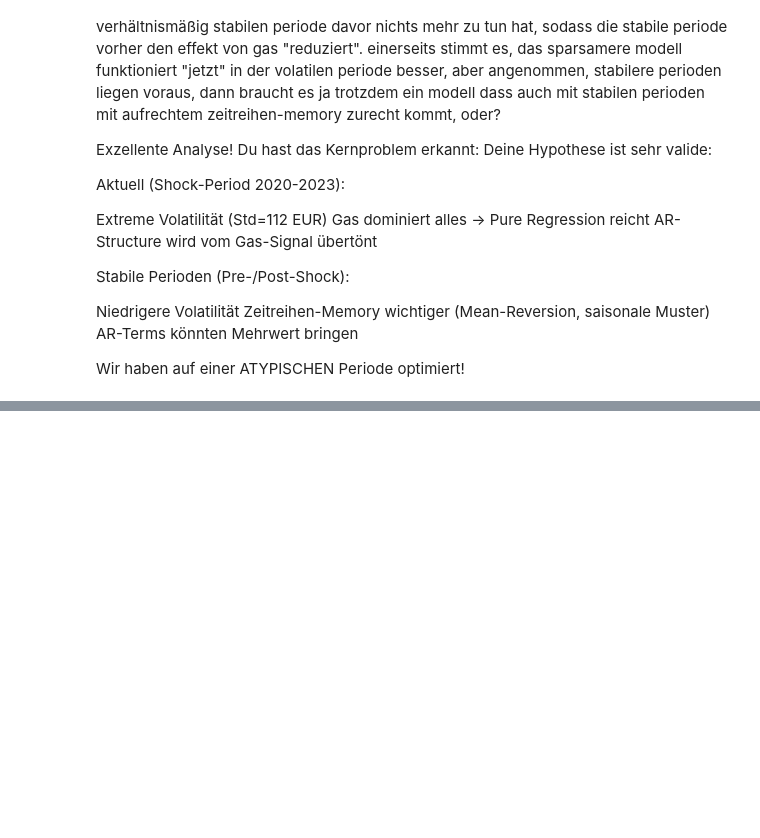
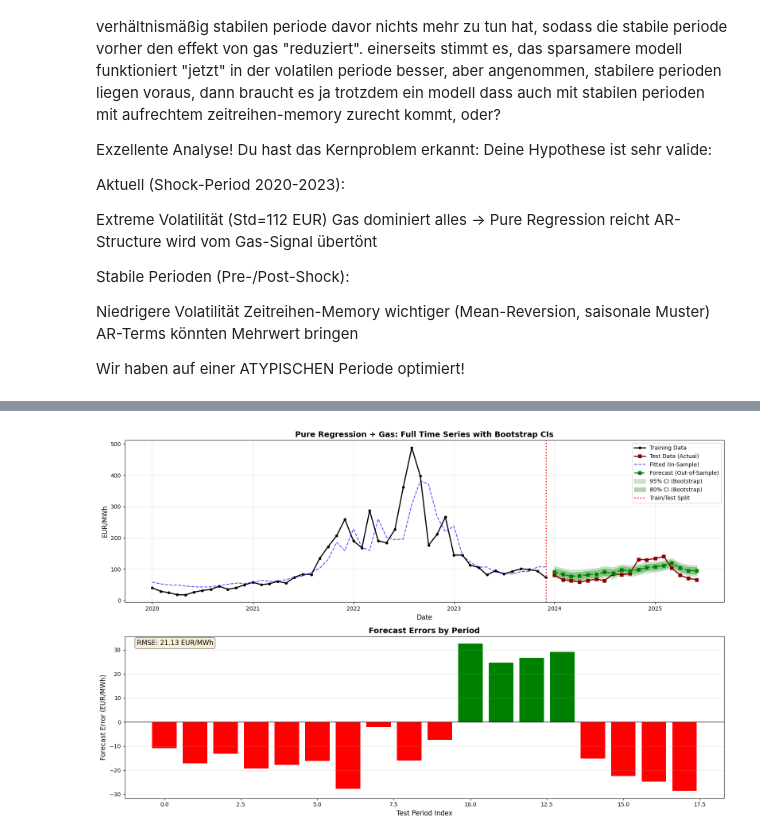
Before and after one commit to Pringlebot/austrian_electricity_prices_capstone, a Jupyter notebook: notebooks/model_building/01_model_building.ipynb, the cells around one changed output, grey strips where cells are left out. Drawn from its saved outputs; the diff is of its cells as text; code cells hidden in the pictures; blank space fills up the shorter version.

```diff
--- a/notebooks/model_building/01_model_building.ipynb
+++ b/notebooks/model_building/01_model_building.ipynb
@@ -930,0 +1102,59 @@ Wir haben auf einer ATYPISCHEN Periode optimiert!
+# %%
+# ============================================
+# COMPREHENSIVE FORECAST VISUALIZATION
+# ============================================
+
+fig, axes = plt.subplots(2, 1, figsize=(16, 10))
+
+# PLOT 1: Full time series with train fit + test forecast
+ax1 = axes[0]
+
+# Historical data
+ax1.plot(y_train_adj.index, y_train_adj.values, 'o-',
+         label='Training Data', linewidth=2, color='black', markersize=4)
+ax1.plot(y_test_adj.index, y_test_adj.values, 's-',
+         label='Test Data (Actual)', linewidth=2, color='darkred', markersize=6)
+
+# Fitted values (in-sample)
+ax1.plot(y_train_adj.index, fit_best.fittedvalues, '--',
+         label='Fitted (In-Sample)', linewidth=1.5, color='blue', alpha=0.7)
+
+# Forecast (out-of-sample)
+ax1.plot(y_test_adj.index, forecast_mean, 's--',
+         label='Forecast (Out-of-Sample)', linewidth=2, color='green', markersize=6)
+
+# Bootstrap confidence intervals
+ax1.fill_between(y_test_adj.index, ci_lower_95, ci_upper_95,
+                  alpha=0.2, color='green', label='95% CI (Bootstrap)')
+ax1.fill_between(y_test_adj.index, ci_lower_80, ci_upper_80,
+                  alpha=0.3, color='green', label='80% CI (Bootstrap)')
+
+# Vertical line at train/test split
+ax1.axvline(x=y_train_adj.index[-1], color='red', linestyle=':', linewidth=2, label='Train/Test Split')
+
+ax1.set_xlabel('Date', fontsize=12)
+ax1.set_ylabel('EUR/MWh', fontsize=12)
+ax1.set_title('Pure Regression + Gas: Full Time Series with Bootstrap CIs', fontsize=14, fontweight='bold')
+ax1.legend(loc='best', fontsize=10)
+ax1.grid(True, alpha=0.3)
+
+# PLOT 2: Forecast error distribution
+ax2 = axes[1]
+
+forecast_errors = y_test_adj.values - forecast_mean
+ax2.bar(range(len(forecast_errors)), forecast_errors, color=['red' if e < 0 else 'green' for e in forecast_errors])
+ax2.axhline(0, color='black', linestyle='-', linewidth=1)
+ax2.set_xlabel('Test Period Index', fontsize=12)
+ax2.set_ylabel('Forecast Error (EUR/MWh)', fontsize=12)
+ax2.set_title('Forecast Errors by Period', fontsize=14, fontweight='bold')
+ax2.grid(True, alpha=0.3, axis='y')
+
+# Add RMSE annotation
+rmse_text = f"RMSE: {np.sqrt(mean_squared_error(y_test_adj, forecast_mean)):.2f} EUR/MWh"
+ax2.text(0.02, 0.98, rmse_text, transform=ax2.transAxes,
+         fontsize=12, verticalalignment='top', bbox=dict(boxstyle='round', facecolor='wheat', alpha=0.5))
+
+plt.tight_layout()
+plt.show()
+# %% [output]
+[figure, added]
```
Also changed, not shown: parts of 9 cells of this notebook, 4 other files.
